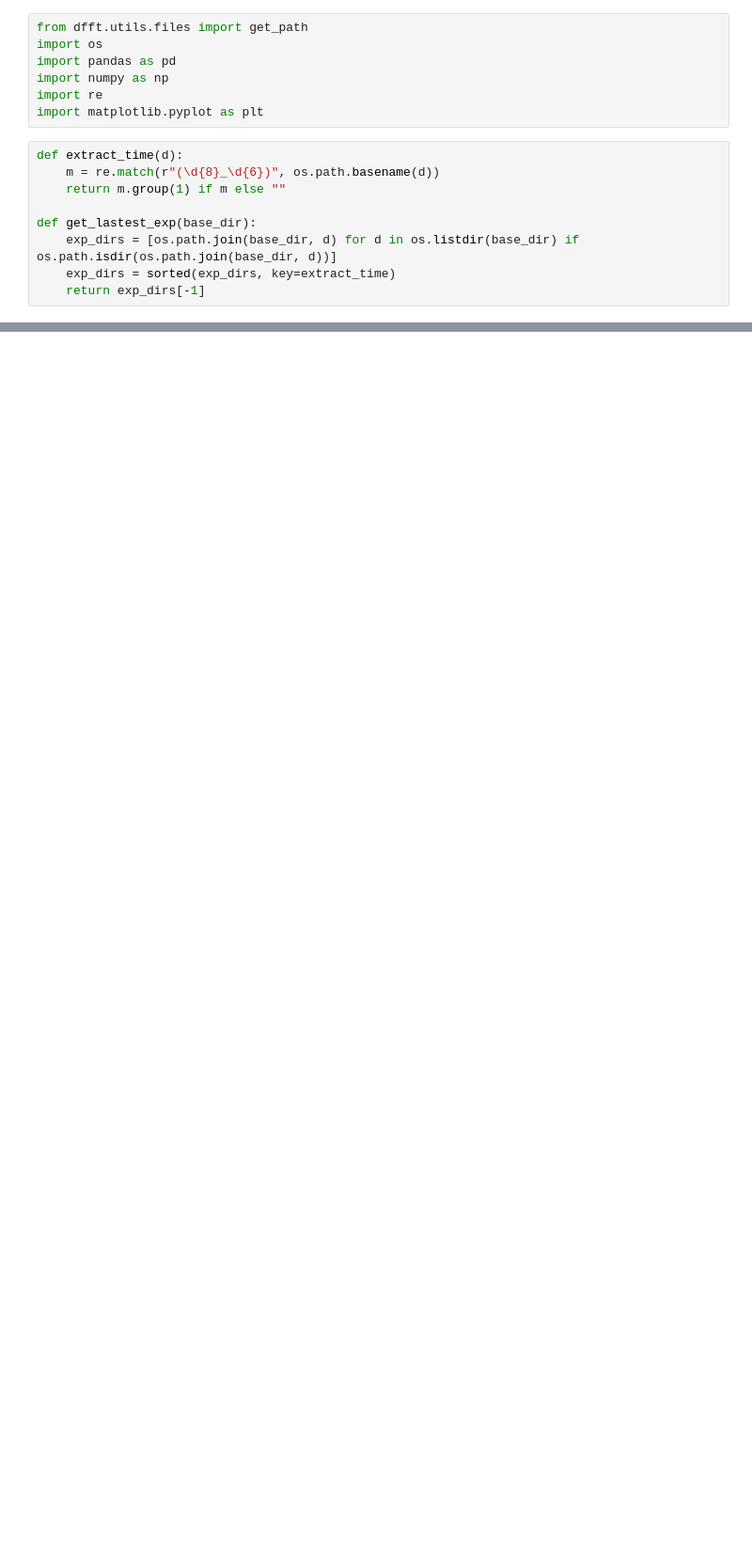
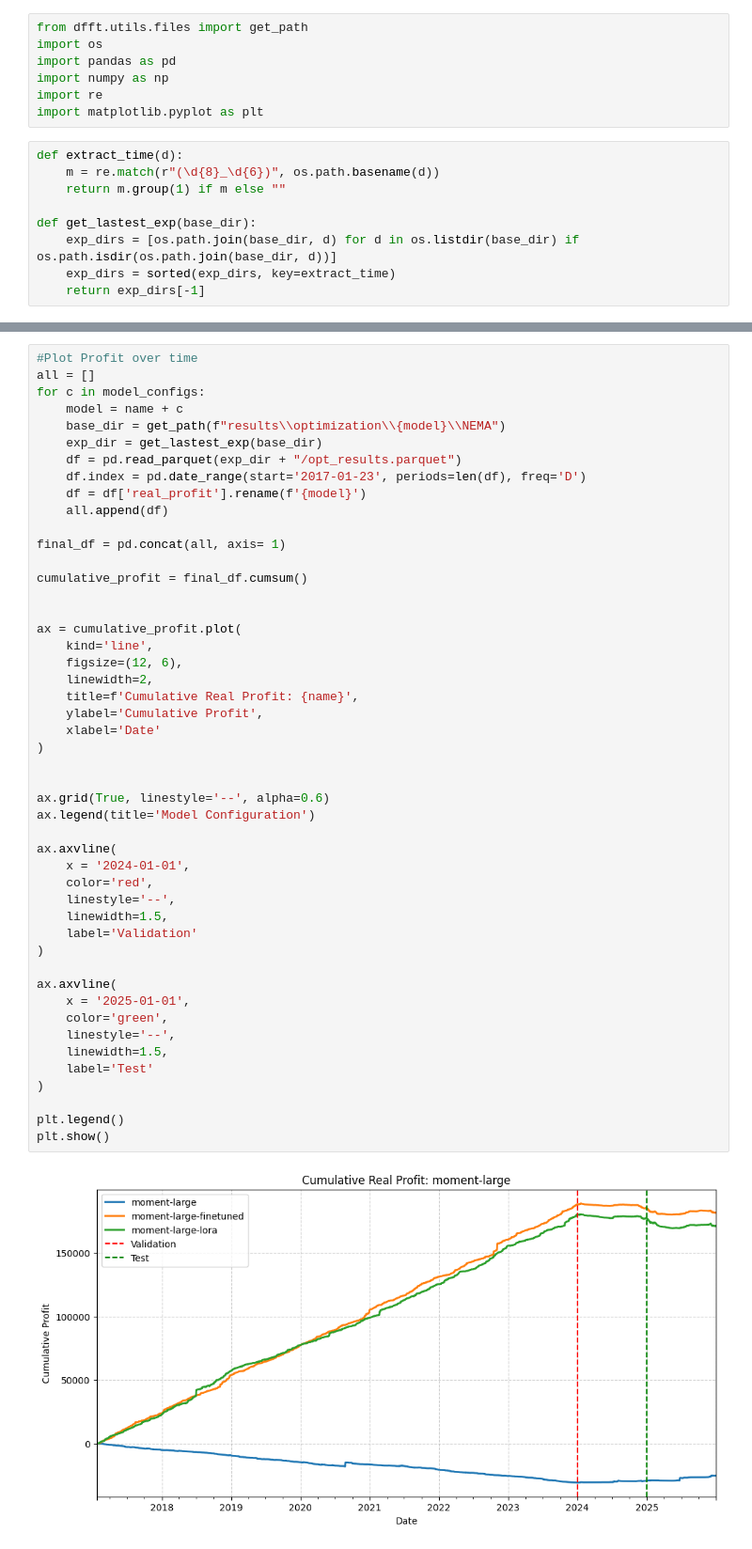
Before and after one commit to saloper/decision-focused-fine-tuning, a Jupyter notebook: notebooks/explore_metrics.ipynb, the cells around one changed output, grey strips where cells are left out. Shown at 94% size. Saved outputs shown, nothing was run; the diff lists cells and outputs as text; blank space fills up the shorter version.

```diff
--- a/notebooks/explore_metrics.ipynb
+++ b/notebooks/explore_metrics.ipynb
@@ -31 +20,51 @@ final_df = pd.concat(all, axis= 1)
+# %%
+#Plot Profit over time
+all = []
+for c in model_configs:
+    model = name + c
+    base_dir = get_path(f"results\\optimization\\{model}\\NEMA")
+    exp_dir = get_lastest_exp(base_dir)
+    df = pd.read_parquet(exp_dir + "/opt_results.parquet")
+    df.index = pd.date_range(start='2017-01-23', periods=len(df), freq='D')
+    df = df['real_profit'].rename(f'{model}')
+    all.append(df)
+
+final_df = pd.concat(all, axis= 1)
+
+cumulative_profit = final_df.cumsum()
+
+
+ax = cumulative_profit.plot(
+    kind='line',
+    figsize=(12, 6),
+    linewidth=2,
+    title=f'Cumulative Real Profit: {name}',
+    ylabel='Cumulative Profit',
+    xlabel='Date'
+)
+
+
+ax.grid(True, linestyle='--', alpha=0.6)
+ax.legend(title='Model Configuration')
+
+ax.axvline(
+    x = '2024-01-01',
+    color='red',
+    linestyle='--',
+    linewidth=1.5,
+    label='Validation'
+)
+
+ax.axvline(
+    x = '2025-01-01',
+    color='green',
+    linestyle='--',
+    linewidth=1.5,
+    label='Test'
+)
+
+plt.legend()
+plt.show()
+# %% [output]
+[figure, added]
 # %%
```
Also changed, not shown: parts of 2 cells of this notebook.
